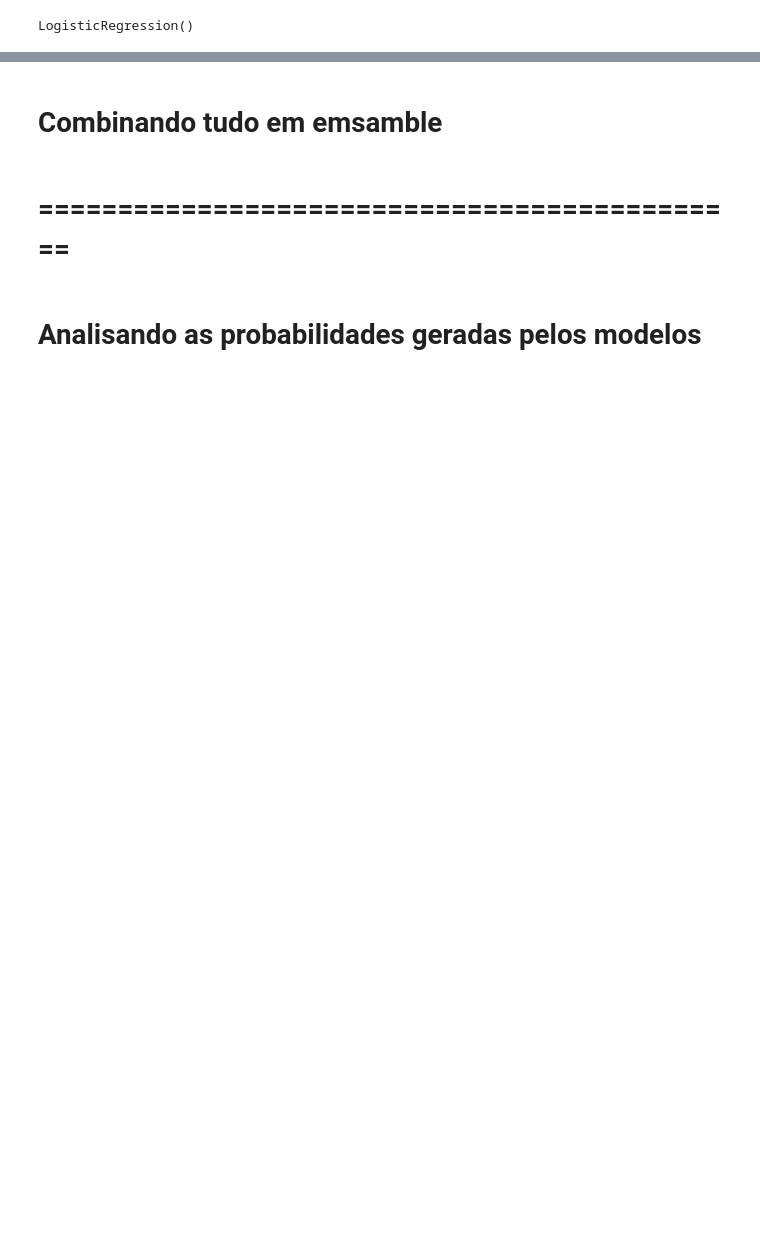
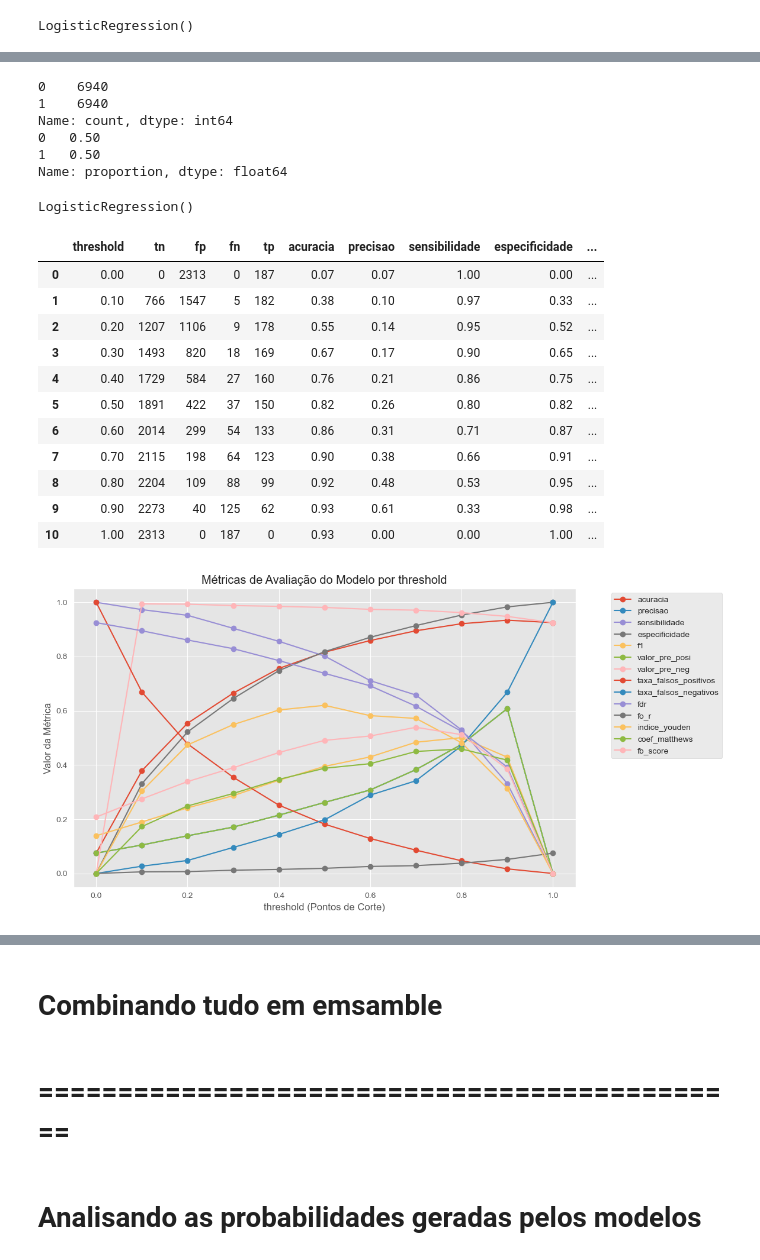
Before and after one commit to GabrielGabes/Machine-Learning-Preditivo, a Jupyter notebook: B7 - TT4.ipynb, the cells around one changed output, grey strips where cells are left out. Drawn from its saved outputs; the diff is of its cells as text; code cells hidden in the pictures; blank space fills up the shorter version.

```diff
--- a/B7 - TT4.ipynb
+++ b/B7 - TT4.ipynb
@@ -443,0 +492,48 @@ plt.show()
+# %%
+# BALANCEAMENTO DE DADOS - OVERSAMPLING
+from imblearn.over_sampling import SMOTE
+
+#criando dados sintéticos
+oversample = SMOTE()
+x_balanceado, y_balanceado = oversample.fit_resample(x_treino, y_treino)
+
+# checkando
+print(pd.Series(y_balanceado).value_counts())
+print(pd.Series(y_balanceado).value_counts(normalize = True))
+
+#######################################################################################
+# %% [output]
+0    6940
+1    6940
+Name: count, dtype: int64
+0   0.50
+1   0.50
+Name: proportion, dtype: float64
+# %%
+from sklearn.linear_model import LogisticRegression
+modelo_m2 = LogisticRegression()
+modelo_m2.fit(x_balanceado, y_balanceado)
+# %% [output]
+LogisticRegression()
+# %%
+#######################################################################################
+# Avaliação no conjunto de teste  # Relatório de classificação
+previsoes = modelo_m2.predict(x_teste)
+
+fd_m2 = aval_modelo_corte_tabela(x_teste, y_teste, modelo_m2, beta=1.5)
+display(fd_m2)
+aval_modelo_corte_grafico(fd_m2)
+# %% [output]
+|  | threshold | tn | fp | fn | tp | acuracia | precisao | sensibilidade | especificidade | ... |
+| 0 | 0.00 | 0 | 2313 | 0 | 187 | 0.07 | 0.07 | 1.00 | 0.00 | ... |
+| 1 | 0.10 | 766 | 1547 | 5 | 182 | 0.38 | 0.10 | 0.97 | 0.33 | ... |
+| 2 | 0.20 | 1207 | 1106 | 9 | 178 | 0.55 | 0.14 | 0.95 | 0.52 | ... |
+| 3 | 0.30 | 1493 | 820 | 18 | 169 | 0.67 | 0.17 | 0.90 | 0.65 | ... |
+| 4 | 0.40 | 1729 | 584 | 27 | 160 | 0.76 | 0.21 | 0.86 | 0.75 | ... |
+| 5 | 0.50 | 1891 | 422 | 37 | 150 | 0.82 | 0.26 | 0.80 | 0.82 | ... |
+| 6 | 0.60 | 2014 | 299 | 54 | 133 | 0.86 | 0.31 | 0.71 | 0.87 | ... |
+| 7 | 0.70 | 2115 | 198 | 64 | 123 | 0.90 | 0.38 | 0.66 | 0.91 | ... |
+| 8 | 0.80 | 2204 | 109 | 88 | 99 | 0.92 | 0.48 | 0.53 | 0.95 | ... |
+| 9 | 0.90 | 2273 | 40 | 125 | 62 | 0.93 | 0.61 | 0.33 | 0.98 | ... |
+| 10 | 1.00 | 2313 | 0 | 187 | 0 | 0.93 | 0.00 | 0.00 | 1.00 | ... |
+[figure, added]
```
Also changed, not shown: parts of 38 cells of this notebook, 1 other file.
